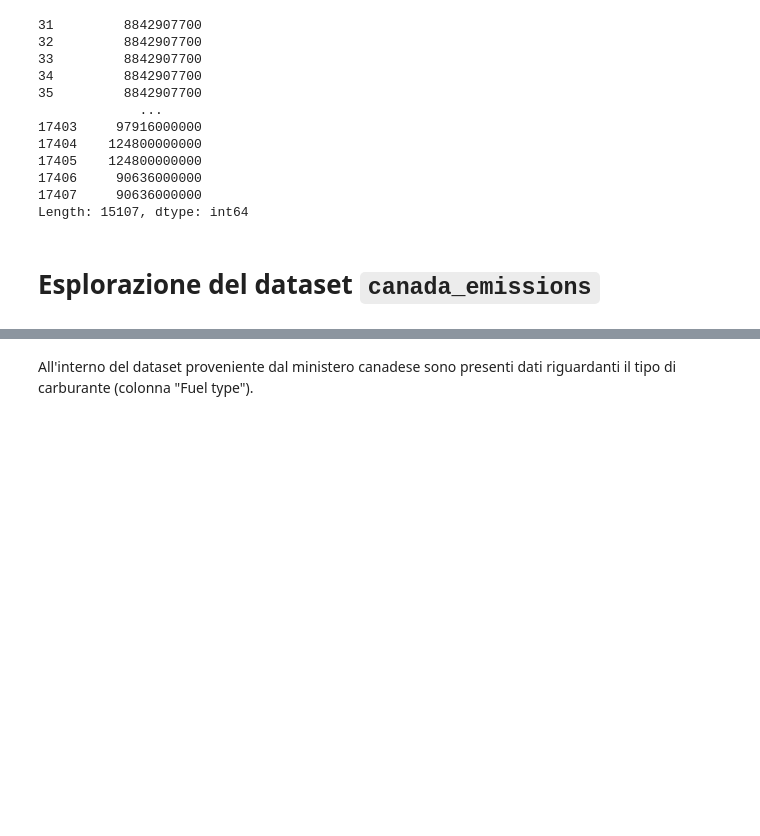
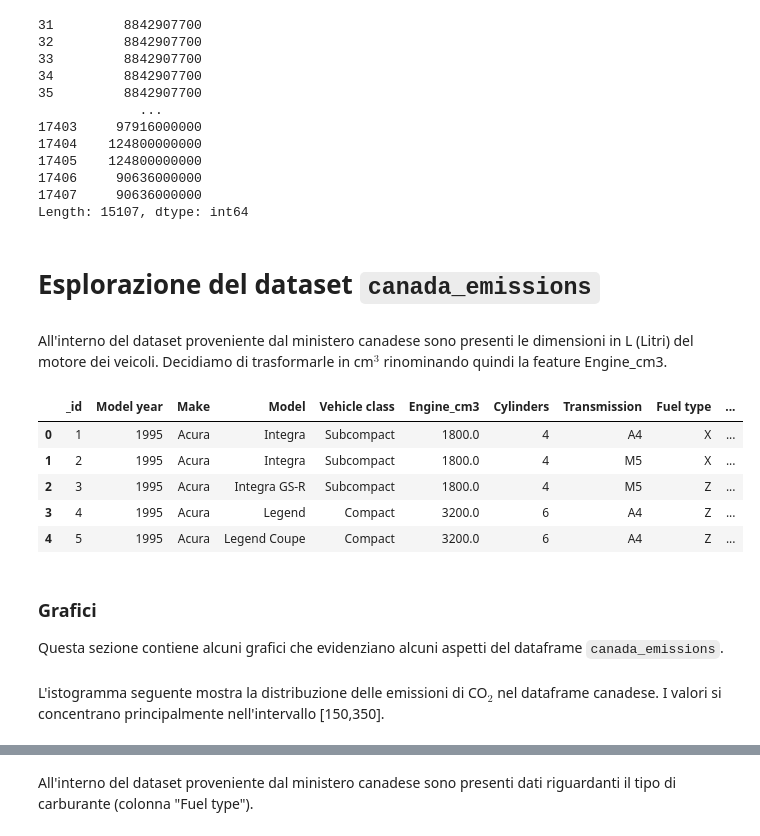
Before and after one commit to francesco-zatto/dia-project, a Jupyter notebook: car_emissions.ipynb, the cells around one changed output, grey strips where cells are left out. Saved outputs shown, nothing was run; the diff lists cells and outputs as text; code cells hidden in the pictures; blank space fills up the shorter version.

```diff
--- a/car_emissions.ipynb
+++ b/car_emissions.ipynb
@@ -88,3 +88,21 @@ spain_emissions["length_mm"] * spain_emissions["width_mm"] * spain_emissions["he
 Length: 15107, dtype: int64
 # %% [markdown]
 # Esplorazione del dataset `canada_emissions`
+# %% [markdown]
+All'interno del dataset proveniente dal ministero canadese sono presenti le dimensioni in L (Litri) del motore dei veicoli. Decidiamo di trasformarle in cm$^3$ rinominando quindi la feature Engine_cm3.
+# %%
+canada_emissions = canada_emissions.rename(columns={"Engine size (L)": "Engine_cm3"})
+canada_emissions["Engine_cm3"] = canada_emissions["Engine_cm3"] * 1000
+canada_emissions.head(5)
+# %% [output]
+|  | _id | Model year | Make | Model | Vehicle class | Engine_cm3 | Cylinders | Transmission | Fuel type | ... |
+| 0 | 1 | 1995 | Acura | Integra | Subcompact | 1800.0 | 4 | A4 | X | ... |
+| 1 | 2 | 1995 | Acura | Integra | Subcompact | 1800.0 | 4 | M5 | X | ... |
+| 2 | 3 | 1995 | Acura | Integra GS-R | Subcompact | 1800.0 | 4 | M5 | Z | ... |
+| 3 | 4 | 1995 | Acura | Legend | Compact | 3200.0 | 6 | A4 | Z | ... |
+| 4 | 5 | 1995 | Acura | Legend Coupe | Compact | 3200.0 | 6 | A4 | Z | ... |
+# %% [markdown]
+### Grafici
+Questa sezione contiene alcuni grafici che evidenziano alcuni aspetti del dataframe `canada_emissions`.
+# %% [markdown]
+L'istogramma seguente mostra la distribuzione delle emissioni di CO$_2$ nel dataframe canadese. I valori si concentrano principalmente nell'intervallo [150,350].
```
Also changed, not shown: parts of 29 cells of this notebook.
